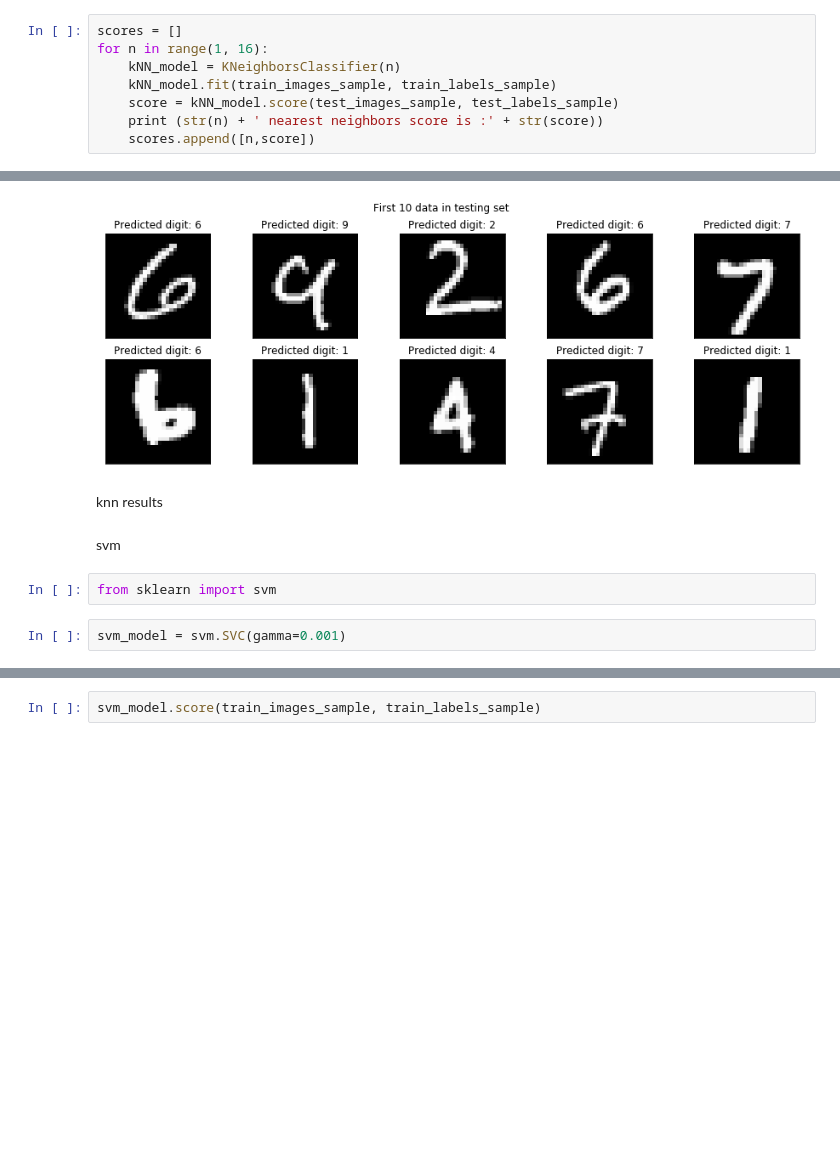
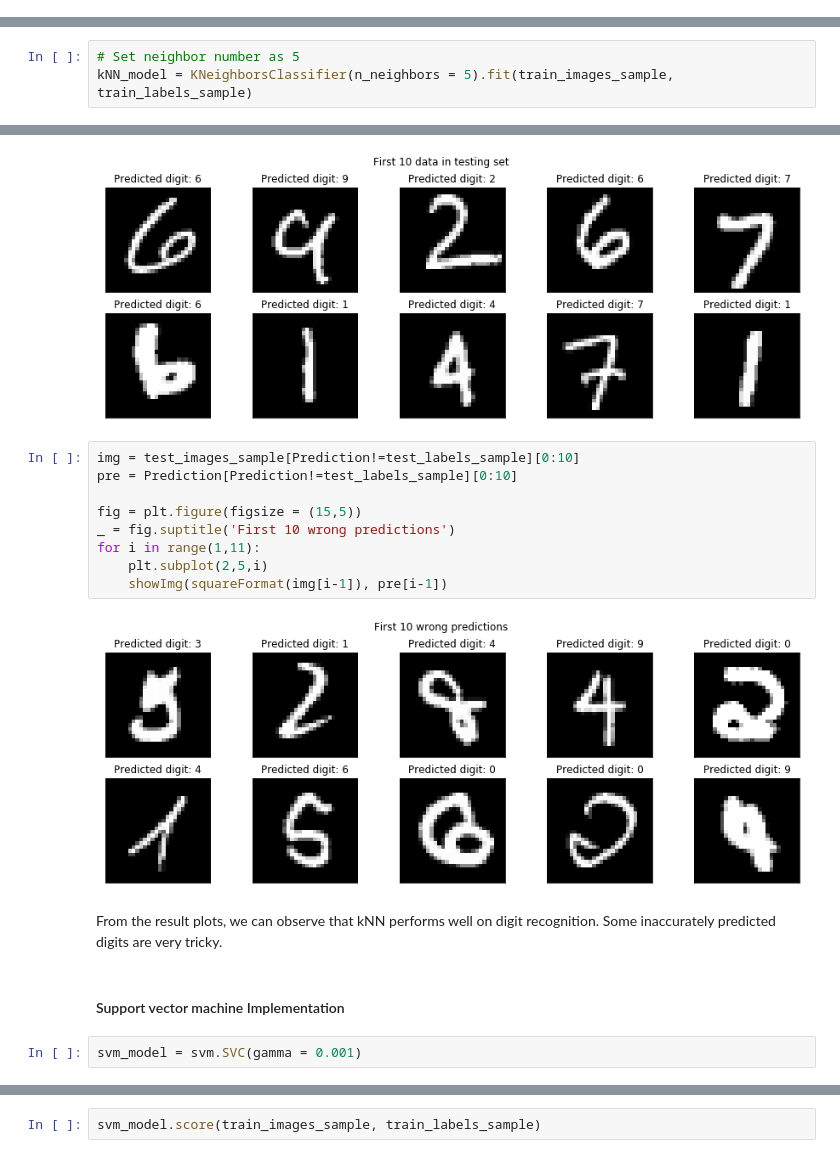
Before and after one commit to pochiehliu/CNN-for-Digit-Recognition, a Jupyter notebook: Step 2. Baseline model (kNN and SVM).ipynb, the cells around one changed output, grey strips where cells are left out. Cells and saved outputs as stored; diff of their text form; blank space fills up the shorter version.

```diff
--- a/Step 2. Baseline model (kNN and SVM).ipynb
+++ b/Step 2. Baseline model (kNN and SVM).ipynb
@@ -51,8 +56,0 @@ from sklearn.neighbors import KNeighborsClassifier
-# %%
-scores = []
-for n in range(1, 16):
-    kNN_model = KNeighborsClassifier(n)
-    kNN_model.fit(train_images_sample, train_labels_sample)
-    score = kNN_model.score(test_images_sample, test_labels_sample)
-    print (str(n) + ' nearest neighbors score is :' + str(score))
-    scores.append([n,score])
@@ -84,2 +59,5 @@ kNN_model = KNeighborsClassifier(best_n).fit(train_images_sample, train_labels_s
+# %%
+# Set neighbor number as 5
+kNN_model = KNeighborsClassifier(n_neighbors = 5).fit(train_images_sample, train_labels_sample)
 # %%
 Prediction = kNN_model.predict(test_images_sample)
@@ -102,14 +83,23 @@ for i in range(1,11):
     showImg(squareFormat(test_images_sample[i-1]), Prediction[i-1])
 # %% [output]
 [figure]
-# %% [markdown]
-knn results
-# %% [markdown]
-svm
-# %%
-from sklearn import svm
+# %%
+img = test_images_sample[Prediction!=test_labels_sample][0:10]
+pre = Prediction[Prediction!=test_labels_sample][0:10]
+
+fig = plt.figure(figsize = (15,5))
+_ = fig.suptitle('First 10 wrong predictions')
+for i in range(1,11):
+    plt.subplot(2,5,i)
+    showImg(squareFormat(img[i-1]), pre[i-1])
+# %% [output]
+[figure, added]
+# %% [markdown]
+From the result plots, we can observe that kNN performs well on digit recognition. Some inaccurately predicted digits are very tricky.
+# %% [markdown]
+#### Support vector machine Implementation
 # %%
-svm_model = svm.SVC(gamma=0.001)
+svm_model = svm.SVC(gamma = 0.001)
 # %%
 svm_model.fit(train_images_sample, train_labels_sample)
 # %% [output]
```
Also changed, not shown: parts of 23 cells of this notebook.
